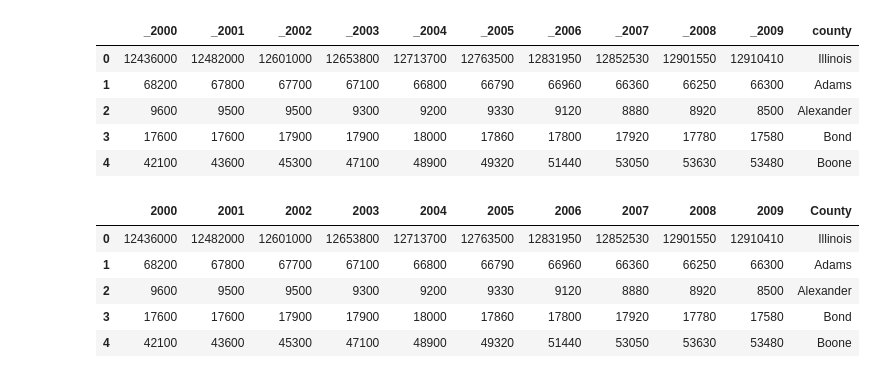
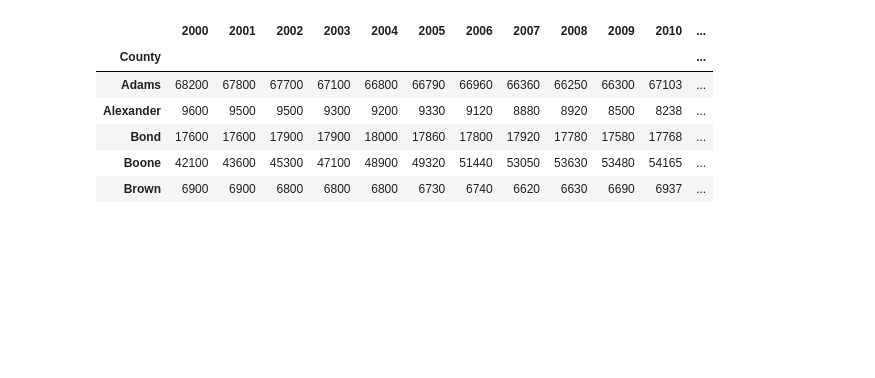
Before and after one commit to evan1108/chicago_marital_trends, a Jupyter notebook: Project_1_Population.ipynb, the cells around one changed output. Cells and saved outputs as stored; diff of their text form; code cells hidden in the pictures; blank space fills up the shorter version.

```diff
--- a/Project_1_Population.ipynb
+++ b/Project_1_Population.ipynb
@@ -4,27 +6,18 @@ import pandas as pd
 # %%
 # Create a reference the CSV file desired
-csv_path = "data/illinois_population_2000-2009.csv"
+csv_path = "data/illinois_population_2000-2018.csv"
 
 # Read the CSV into a Pandas DataFrame
 raw_population_df = pd.read_csv(csv_path)
 
-# Print the dataframe
-raw_population_df.head()
+# create, view dataframe
+population_df = raw_population_df.set_index("County")
+population_df.head()
 # %% [output]
-|  | _2000 | _2001 | _2002 | _2003 | _2004 | _2005 | _2006 | _2007 | _2008 | _2009 | county |
-| 0 | 12436000 | 12482000 | 12601000 | 12653800 | 12713700 | 12763500 | 12831950 | 12852530 | 12901550 | 12910410 | Illinois |
-| 1 | 68200 | 67800 | 67700 | 67100 | 66800 | 66790 | 66960 | 66360 | 66250 | 66300 | Adams |
-| 2 | 9600 | 9500 | 9500 | 9300 | 9200 | 9330 | 9120 | 8880 | 8920 | 8500 | Alexander |
-| 3 | 17600 | 17600 | 17900 | 17900 | 18000 | 17860 | 17800 | 17920 | 17780 | 17580 | Bond |
-| 4 | 42100 | 43600 | 45300 | 47100 | 48900 | 49320 | 51440 | 53050 | 53630 | 53480 | Boone |
+|  | 2000 | 2001 | 2002 | 2003 | 2004 | 2005 | 2006 | 2007 | 2008 | 2009 | 2010 | ... |
+| County |  |  |  |  |  |  |  |  |  |  |  | ... |
+| Adams | 68200 | 67800 | 67700 | 67100 | 66800 | 66790 | 66960 | 66360 | 66250 | 66300 | 67103 | ... |
+| Alexander | 9600 | 9500 | 9500 | 9300 | 9200 | 9330 | 9120 | 8880 | 8920 | 8500 | 8238 | ... |
+| Bond | 17600 | 17600 | 17900 | 17900 | 18000 | 17860 | 17800 | 17920 | 17780 | 17580 | 17768 | ... |
+| Boone | 42100 | 43600 | 45300 | 47100 | 48900 | 49320 | 51440 | 53050 | 53630 | 53480 | 54165 | ... |
+| Brown | 6900 | 6900 | 6800 | 6800 | 6800 | 6730 | 6740 | 6620 | 6630 | 6690 | 6937 | ... |
-# %%
-population_df = raw_population_df.rename(columns = {"_2000": "2000", "_2001": "2001", "_2002": "2002", "_2003": "2003", "_2004": "2004", "_2005": "2005", "_2006": "2006", "_2007": "2007", "_2008": "2008", "_2009": "2009", "county": "County"})
-population_df.set_index("County")
-population_df.head()
-# %% [output]
-|  | 2000 | 2001 | 2002 | 2003 | 2004 | 2005 | 2006 | 2007 | 2008 | 2009 | County |
-| 0 | 12436000 | 12482000 | 12601000 | 12653800 | 12713700 | 12763500 | 12831950 | 12852530 | 12901550 | 12910410 | Illinois |
-| 1 | 68200 | 67800 | 67700 | 67100 | 66800 | 66790 | 66960 | 66360 | 66250 | 66300 | Adams |
-| 2 | 9600 | 9500 | 9500 | 9300 | 9200 | 9330 | 9120 | 8880 | 8920 | 8500 | Alexander |
-| 3 | 17600 | 17600 | 17900 | 17900 | 18000 | 17860 | 17800 | 17920 | 17780 | 17580 | Bond |
-| 4 | 42100 | 43600 | 45300 | 47100 | 48900 | 49320 | 51440 | 53050 | 53630 | 53480 | Boone |
```
Also changed, not shown: parts of 10 cells of this notebook, 5 other files.
